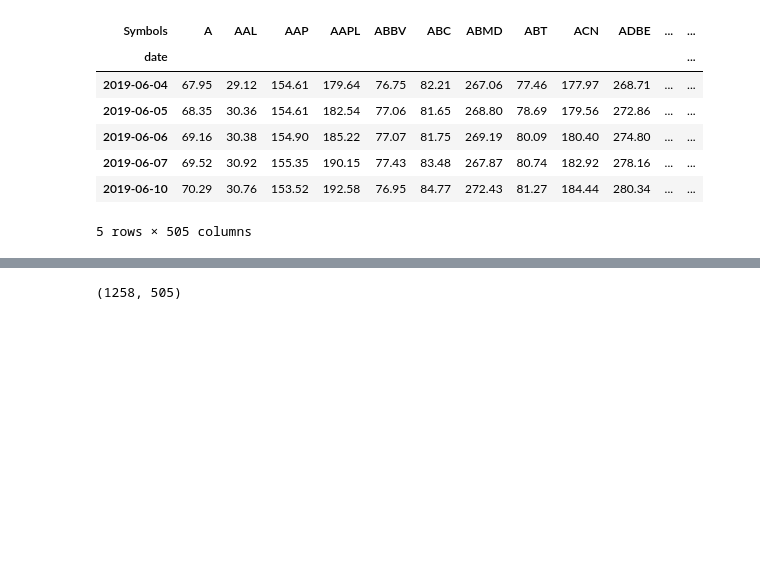
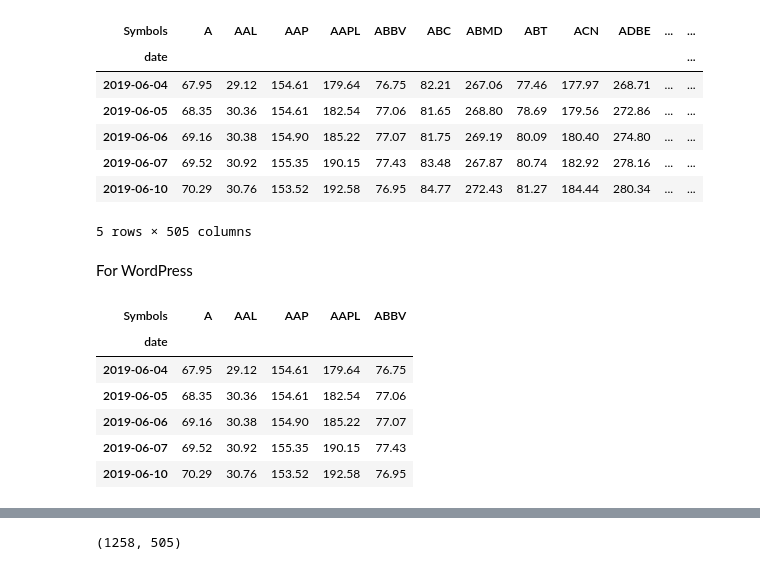
Before and after one commit to DinodC/january-effect, a Jupyter notebook: revisiting_january_effect.ipynb, the cells around one changed output, grey strips where cells are left out. Saved outputs shown, nothing was run; the diff lists cells and outputs as text; code cells hidden in the pictures; blank space fills up the shorter version.

```diff
--- a/revisiting_january_effect.ipynb
+++ b/revisiting_january_effect.ipynb
@@ -65,6 +71,18 @@ close['sp500'].tail()
 | 2019-06-07 | 69.52 | 30.92 | 155.35 | 190.15 | 77.43 | 83.48 | 267.87 | 80.74 | 182.92 | 278.16 | ... | ... |
 | 2019-06-10 | 70.29 | 30.76 | 153.52 | 192.58 | 76.95 | 84.77 | 272.43 | 81.27 | 184.44 | 280.34 | ... | ... |
 5 rows × 505 columns
+# %% [markdown]
+For WordPress
+# %%
+close['sp500'].tail().iloc[:5, :5]
+# %% [output]
+| Symbols | A | AAL | AAP | AAPL | ABBV |
+| date |  |  |  |  |  |
+| 2019-06-04 | 67.95 | 29.12 | 154.61 | 179.64 | 76.75 |
+| 2019-06-05 | 68.35 | 30.36 | 154.61 | 182.54 | 77.06 |
+| 2019-06-06 | 69.16 | 30.38 | 154.90 | 185.22 | 77.07 |
+| 2019-06-07 | 69.52 | 30.92 | 155.35 | 190.15 | 77.43 |
+| 2019-06-10 | 70.29 | 30.76 | 153.52 | 192.58 | 76.95 |
 # %%
 close['sp500'].describe()
 # %% [output]
```
Also changed, not shown: parts of 12 cells of this notebook.
